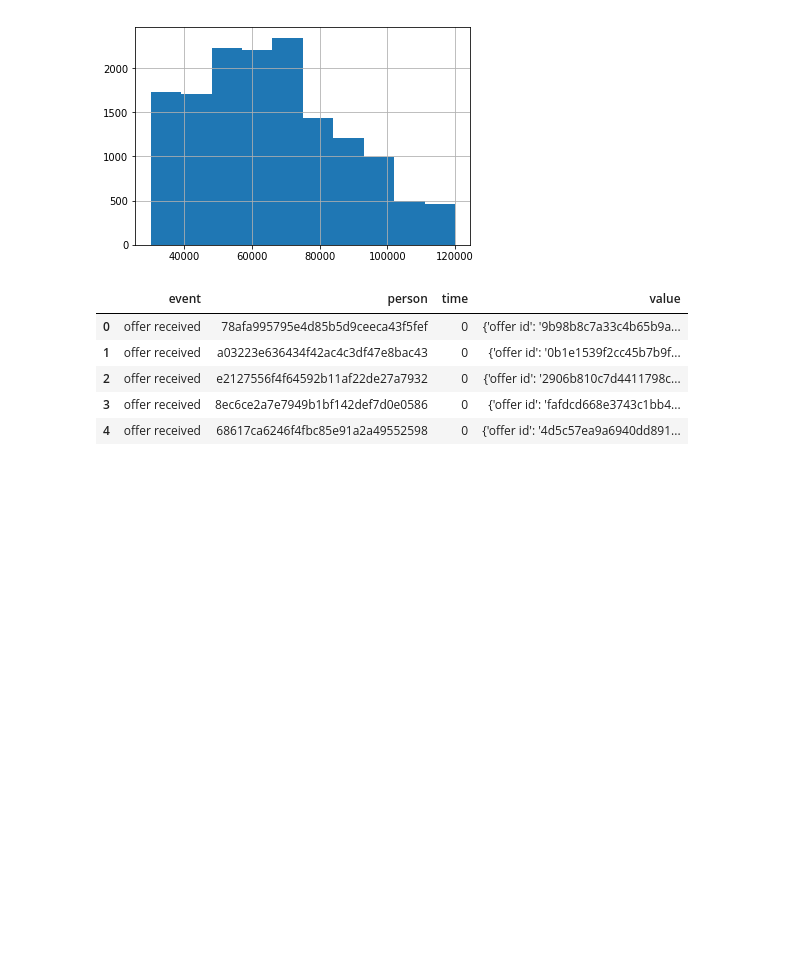
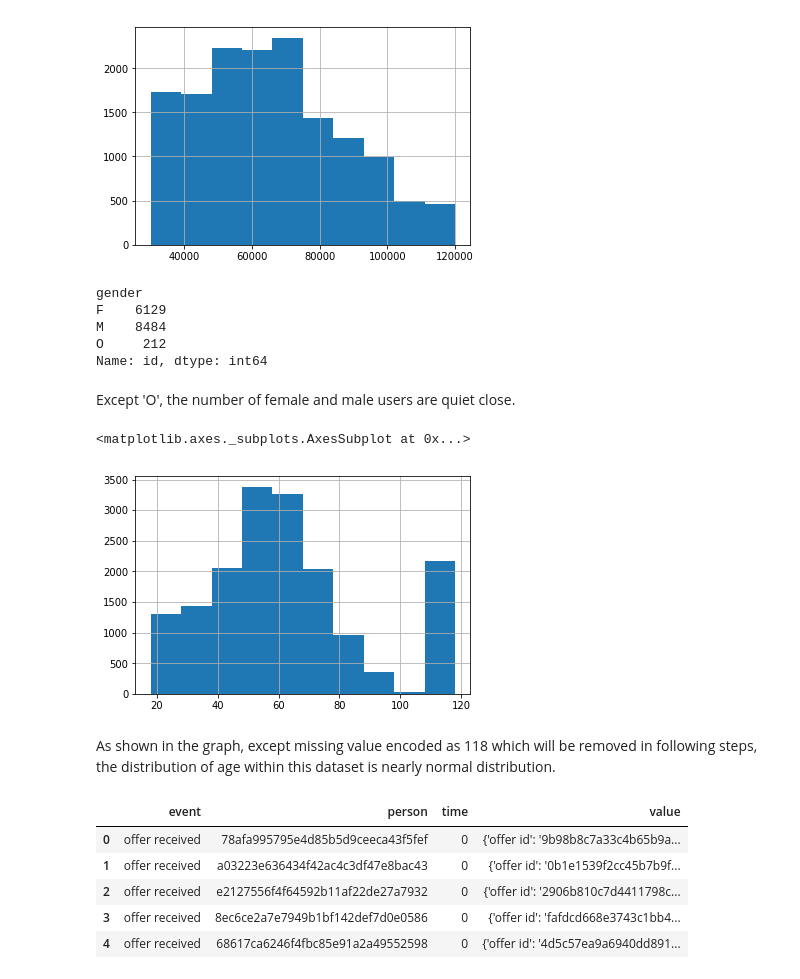
Before and after one commit to JcFreya/Starbucks-Capstone-Challenge, a Jupyter notebook: Starbucks_Capstone_notebook.ipynb, the cells around one changed output. Drawn from its saved outputs; the diff is of its cells as text; code cells hidden in the pictures; blank space fills up the shorter version.

```diff
--- a/Starbucks_Capstone_notebook.ipynb
+++ b/Starbucks_Capstone_notebook.ipynb
@@ -198,6 +210,25 @@ profile.income.hist()
 # %% [output]
 <matplotlib.axes._subplots.AxesSubplot at 0x...>
 [figure]
+# %%
+# gender distribution
+profile.groupby('gender').id.count()
+# %% [output]
+gender
+F    6129
+M    8484
+O     212
+Name: id, dtype: int64
+# %% [markdown]
+Except 'O', the number of female and male users are quiet close.
+# %%
+# age distribution
+profile.age.hist()
+# %% [output]
+<matplotlib.axes._subplots.AxesSubplot at 0x...>
+[figure, added]
+# %% [markdown]
+As shown in the graph, except missing value encoded as 118 which will be removed in following steps, the distribution of age within this dataset is nearly normal distribution.
 # %%
 # view the transcript dataset
 transcript.head()
```
Also changed, not shown: parts of 13 cells of this notebook.
